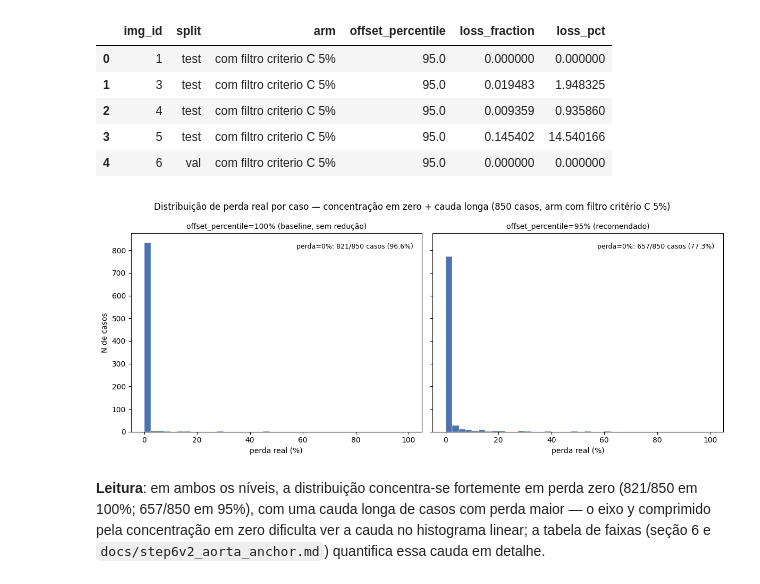
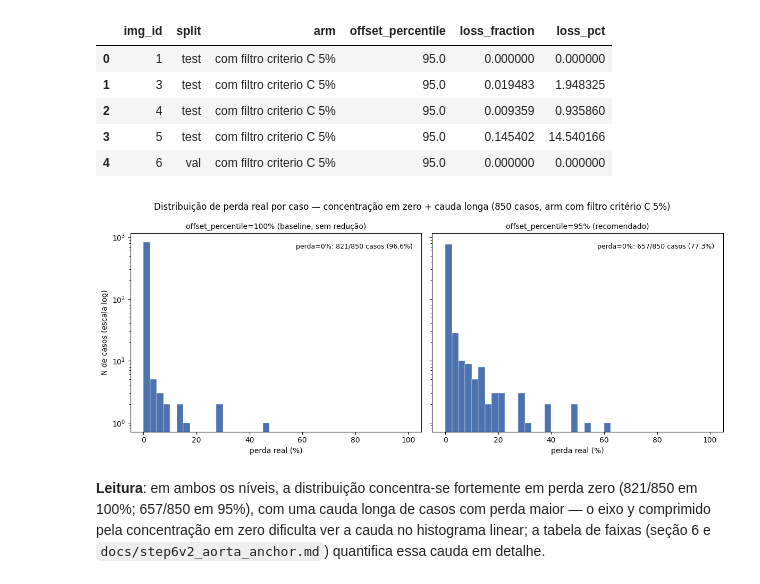
Before and after one commit to hcalmeida-uesc/heart-bounding-box, a Jupyter notebook: notebooks/reuniao_2026-07-29_diagnostico_e_correcao_z_coverage.ipynb, the cells around one changed output. Saved outputs shown, nothing was run; the diff lists cells and outputs as text; code cells hidden in the pictures.

```diff
--- a/notebooks/reuniao_2026-07-29_diagnostico_e_correcao_z_coverage.ipynb
+++ b/notebooks/reuniao_2026-07-29_diagnostico_e_correcao_z_coverage.ipynb
@@ -271,29 +271,30 @@ percase_loss_df.head()
 # %%
 fig, axes = plt.subplots(1, 2, figsize=(12, 5), sharey=True)
 levels = [(100.0, "offset_percentile=100% (baseline, sem redução)"), (95.0, "offset_percentile=95% (recomendado)")]
 bins = np.linspace(0, 100, 41)
 
 for ax, (level, title) in zip(axes, levels):
     sub = percase_loss_df[percase_loss_df["offset_percentile"] == level]
     ax.hist(sub["loss_pct"], bins=bins, color="#4C72B0", edgecolor="white", linewidth=0.3)
+    ax.set_yscale("log")
     ax.set_title(title, fontsize=10)
     ax.set_xlabel("perda real (%)")
     n_zero = int((sub["loss_pct"] <= 1e-9).sum())
     ax.annotate(
         f"perda=0%: {n_zero}/{len(sub)} casos ({100*n_zero/len(sub):.1f}%)",
         xy=(0.97, 0.95),
         xycoords="axes fraction",
         ha="right",
         va="top",
         fontsize=9,
     )
 
-axes[0].set_ylabel("N de casos")
+axes[0].set_ylabel("N de casos (escala log)")
 fig.suptitle("Distribuição de perda real por caso — concentração em zero + cauda longa (850 casos, arm com filtro critério C 5%)")
 fig.tight_layout()
 plt.show()
 # %% [output]
-[figure, old version]
+[figure, new version]
 # %% [markdown]
 **Leitura**: em ambos os níveis, a distribuição concentra-se fortemente em perda zero (821/850 em
 100%; 657/850 em 95%), com uma cauda longa de casos com perda maior — o eixo y comprimido pela
```
Also changed, not shown: parts of 1 cell of this notebook.
